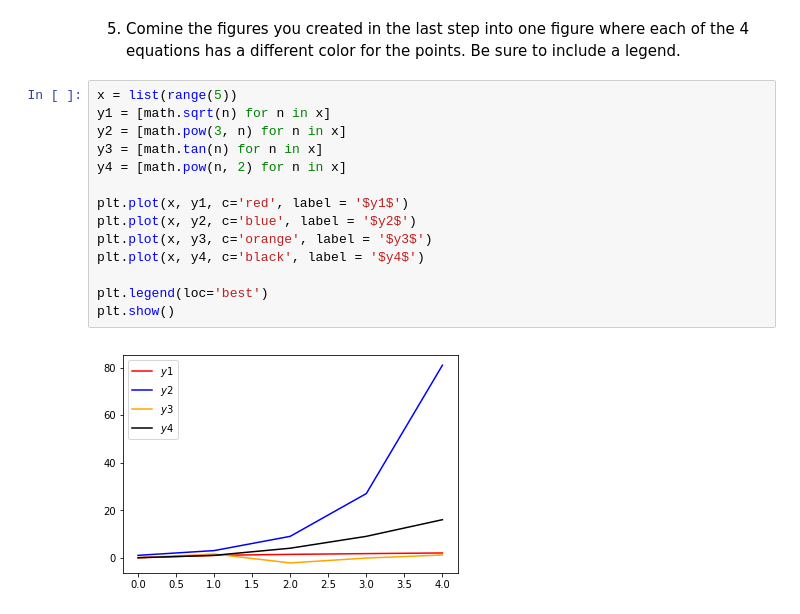
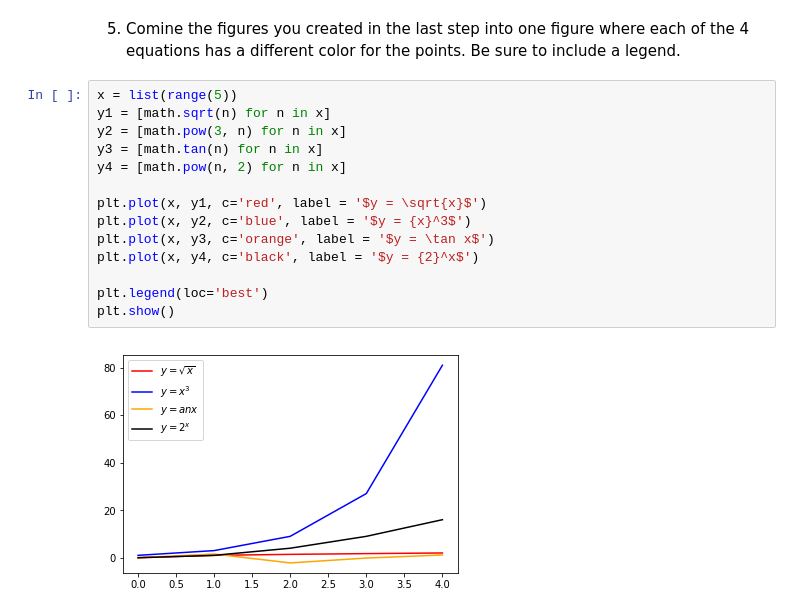
Before and after one commit to escalante-eric/python-exercises, a Jupyter notebook: 4.6_matplotlib_exercises.ipynb, the cells around one changed output. Cells and saved outputs as stored; diff of their text form.

```diff
--- a/4.6_matplotlib_exercises.ipynb
+++ b/4.6_matplotlib_exercises.ipynb
@@ -88,16 +88,16 @@ plt.show()
 # %%
 x = list(range(5))
 y1 = [math.sqrt(n) for n in x]
 y2 = [math.pow(3, n) for n in x]
 y3 = [math.tan(n) for n in x]
 y4 = [math.pow(n, 2) for n in x]
 
-plt.plot(x, y1, c='red', label = '$y1$')
-plt.plot(x, y2, c='blue', label = '$y2$')
-plt.plot(x, y3, c='orange', label = '$y3$')
-plt.plot(x, y4, c='black', label = '$y4$')
+plt.plot(x, y1, c='red', label = '$y = \sqrt{x}$')
+plt.plot(x, y2, c='blue', label = '$y = {x}^3$')
+plt.plot(x, y3, c='orange', label = '$y = \tan x$')
+plt.plot(x, y4, c='black', label = '$y = {2}^x$')
 
 plt.legend(loc='best')
 plt.show()
 # %% [output]
-[figure, old version]
+[figure, new version]
```
